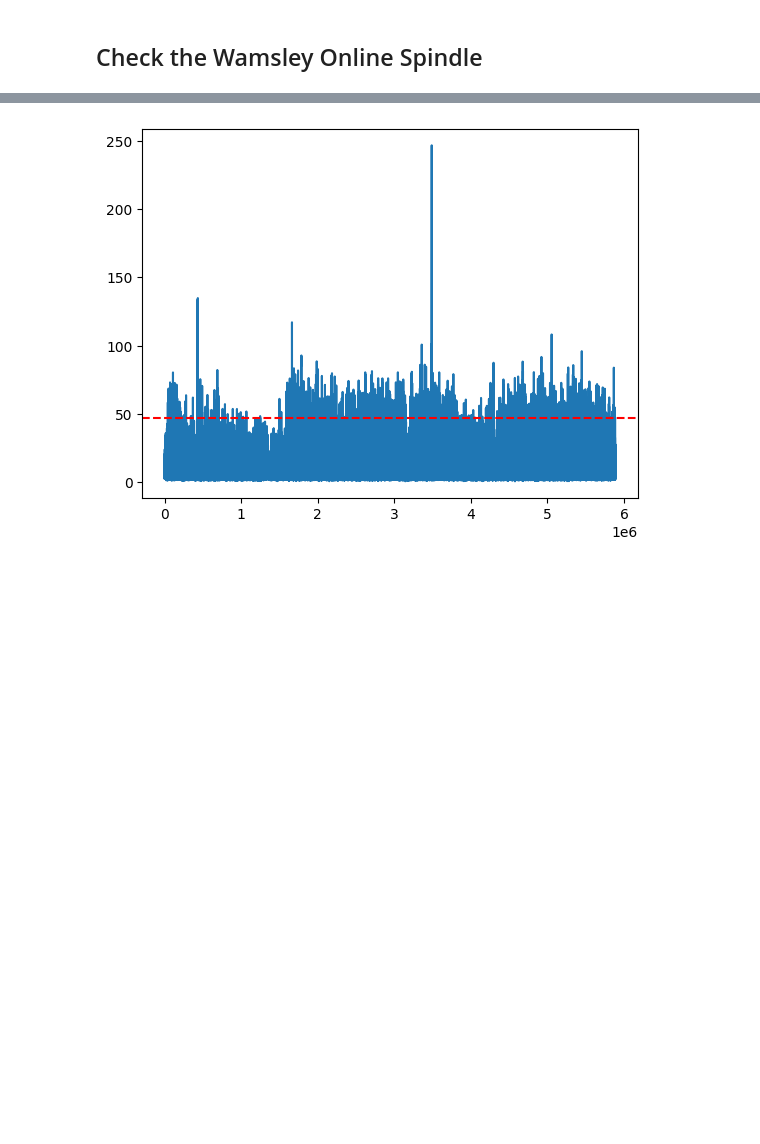
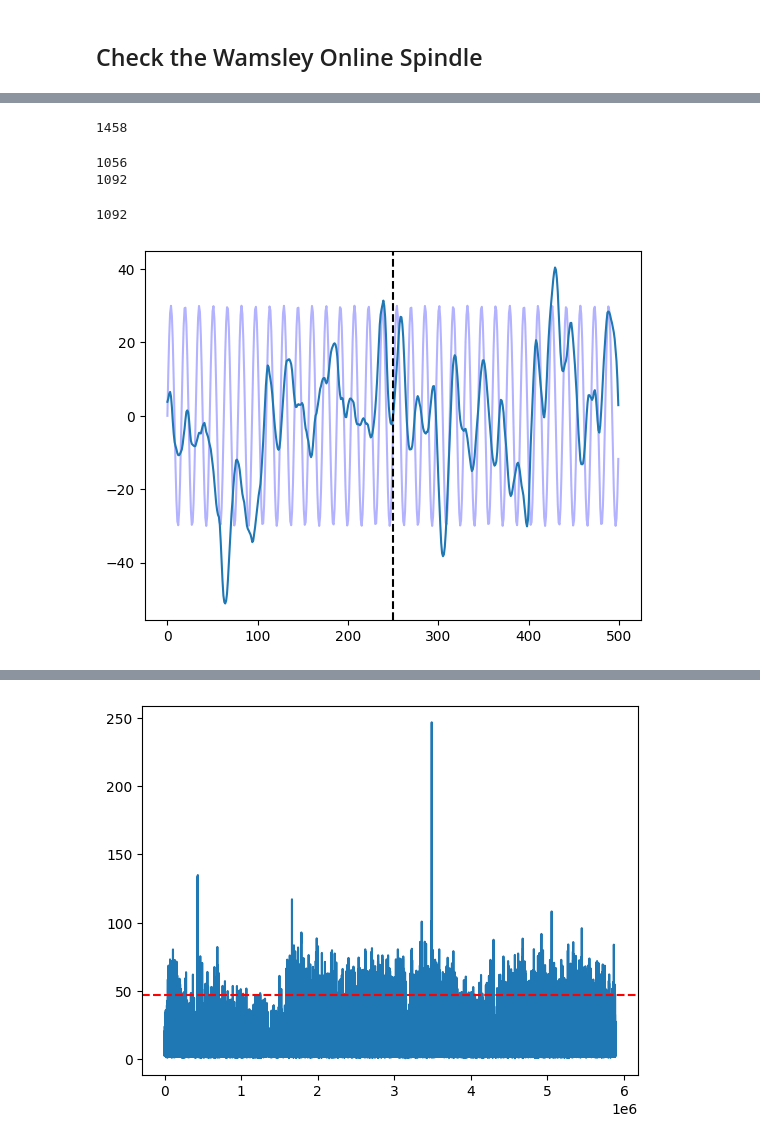
Before and after one commit to Portiloop/portiloop-training, a Jupyter notebook: notebooks/verifying_spindles.ipynb, the cells around one changed output, grey strips where cells are left out. Cells and saved outputs as stored; diff of their text form; code cells hidden in the pictures; blank space fills up the shorter version.

```diff
--- a/notebooks/verifying_spindles.ipynb
+++ b/notebooks/verifying_spindles.ipynb
@@ -413,0 +671,29 @@ def detect_wamsley(data, mask, sampling_rate=250, thresholds=None, fixed=True, s
+# %%
+len(scores_young_low_threshold)
+# %% [output]
+1458
+# %%
+print(sum(np.array(scores_young) > 1.5))
+print(sum(np.array(scores_young_low_threshold) > 2))
+# %% [output]
+1056
+1092
+# %%
+bad_spindles = [spindles_young_low_threshold[i] for i, score in enumerate(scores_young_low_threshold) if score > 2]
+# bad_spindles = [spindles_young[i] for i, score in enumerate(scores_young) if score > 2]
+# %%
+len(bad_spindles)
+# %% [output]
+1092
+# %%
+index = 0
+# %%
+# plot a 16 hz sine wave
+sine_wave = np.sin(2 * np.pi * 16 * np.arange(0, 2, 1/250)) * 30
+plt.plot(sine_wave, label='16 Hz Sine Wave', color='blue', alpha=0.3)
+spindle = bad_spindles[index]
+plt.plot(spindle[len(spindle)//2-250:len(spindle)//2+250])
+plt.axvline(x=250, color='black', linestyle='--')
+index += 1
+# %% [output]
+[figure, added]
```
Also changed, not shown: parts of 9 cells of this notebook, 4 other files.
